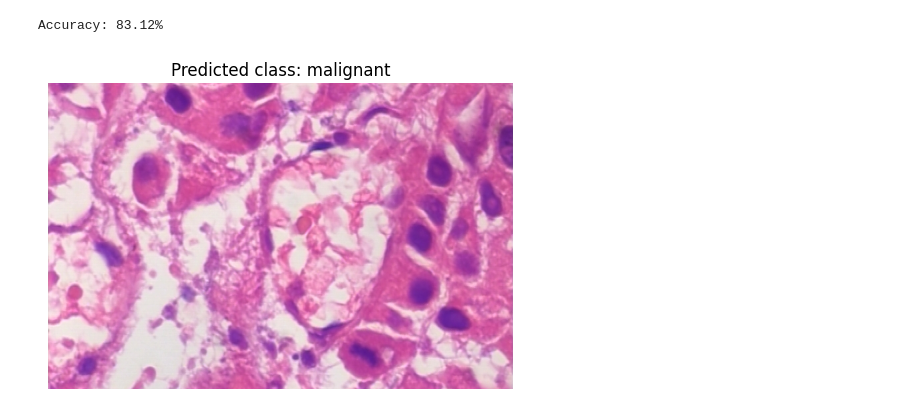
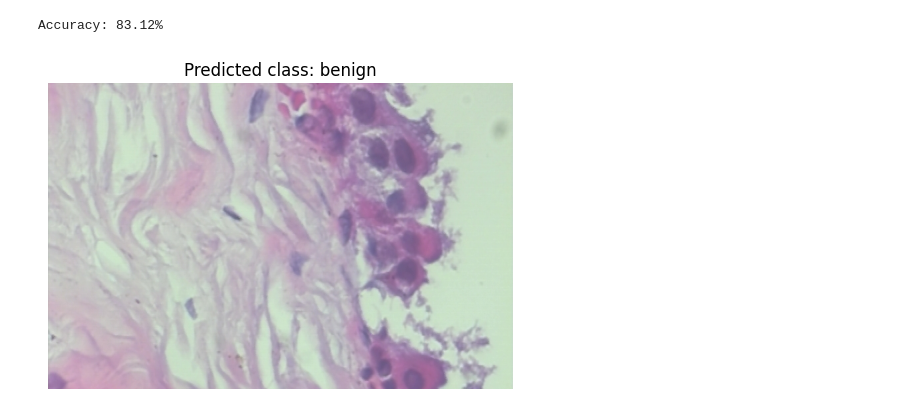
Before and after one commit to Abhi-213/Breast-Cancer-Detection, a Jupyter notebook: Breast_Cancer_detection.ipynb, the cells around one changed output. Saved outputs shown, nothing was run; the diff lists cells and outputs as text; code cells hidden in the pictures.

```diff
--- a/Breast_Cancer_detection.ipynb
+++ b/Breast_Cancer_detection.ipynb
@@ -164,41 +163,24 @@ import matplotlib.pyplot as plt
 # %%
-import torch
-import matplotlib.pyplot as plt
-from torchvision import transforms
-from PIL import Image
+# sample image
+img_path = '/content/BreaKHis 400X/test/benign/SOB_B_A-14-22549AB-400-001.png'
+image = Image.open(img_path).convert('RGB')
 
-# Define the same transformations used for training
-transform = transforms.Compose([
-    transforms.Resize((224, 224)),  # Resize to match the model input size
-    transforms.ToTensor(),
-    transforms.Normalize(mean=[0.485, 0.456, 0.406], std=[0.229, 0.224, 0.225]),
-])
-
-# Load the sample image
-img_path = '/content/BreaKHis 400X/test/malignant/SOB_M_DC-14-10926-400-004.png'
-image = Image.open(img_path).convert('RGB')  # Convert to RGB
-
-# Apply transformations
 image_tensor = transform(image)
 image_tensor = image_tensor.unsqueeze(0)  # Add batch dimension (1, 3, 224, 224)
 
-# Load your trained model
-model.eval()  # Set the model to evaluation mode
-
-# Make a prediction
+model.eval()
 with torch.no_grad():
     output = model(image_tensor)
-    predicted = torch.argmax(output, dim=1)  # Get the predicted class
+    predicted = torch.argmax(output, dim=1)
 
-# Convert the prediction to a readable format
 label_mapping = {0: 'benign', 1: 'malignant'}
 predicted_label = label_mapping[predicted.item()]
 
-# Display the image and the prediction
+# Display
 plt.figure(figsize=(6, 6))
 plt.imshow(image)
 plt.title(f"Predicted class: {predicted_label}")
-plt.axis('off')  # Turn off axis
+plt.axis('off')
 plt.show()
 # %% [output]
-[figure, old version]
+[figure, new version]
```
Also changed, not shown: parts of 6 cells of this notebook.
